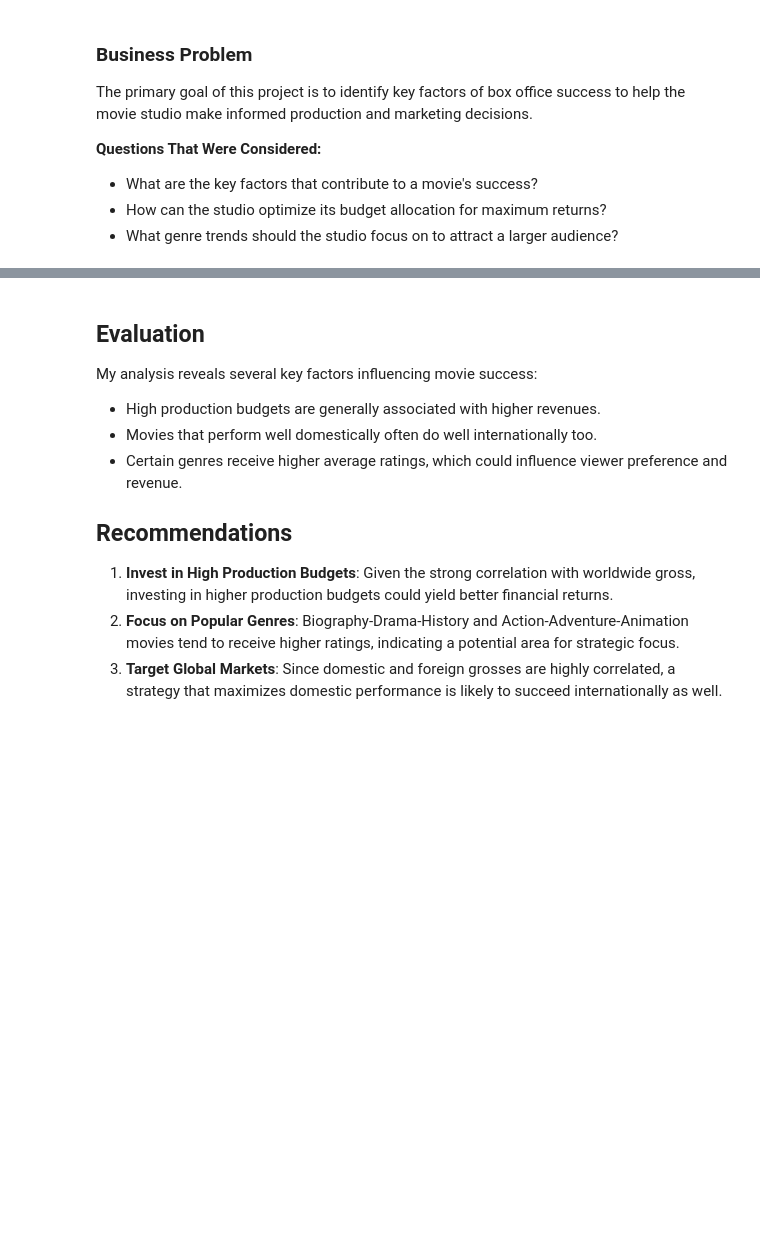
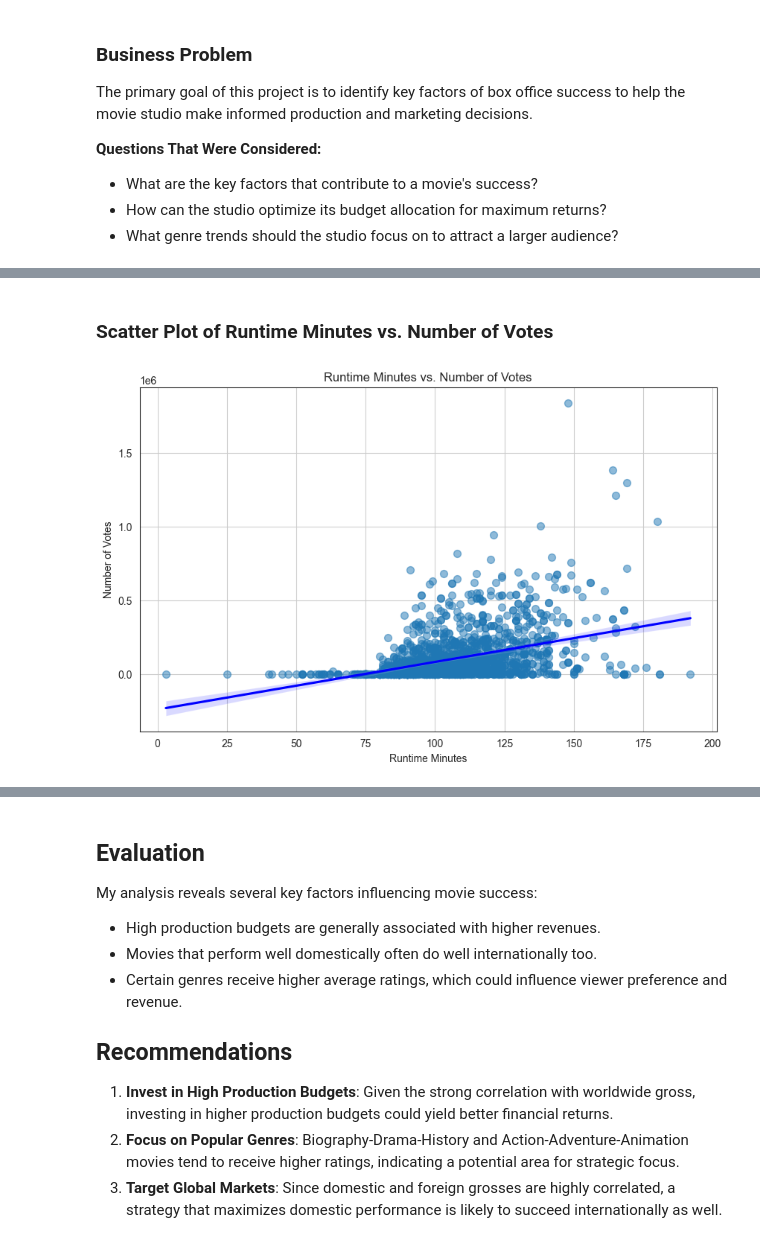
Before and after one commit to 66ultra/MBO-Analysis, a Jupyter notebook: Movie_Box_Office_Analysis.ipynb, the cells around one changed output, grey strips where cells are left out. Cells and saved outputs as stored; diff of their text form; code cells hidden in the pictures; blank space fills up the shorter version.

```diff
--- a/Movie_Box_Office_Analysis.ipynb
+++ b/Movie_Box_Office_Analysis.ipynb
@@ -115,14 +158,18 @@ viz.scatter_plot_with_trend(
+# %% [markdown]
+### **Scatter Plot of Runtime Minutes vs. Number of Votes**
 # %%
 # scatter plot: runtime minutes vs. number of votes
-viz.scatter_plot_with_trend(
+viz.scatter_plot_with_trend_3(
     data=merged_df,
     x='runtime_minutes',
     y='num_votes',
     title='Runtime Minutes vs. Number of Votes',
     xlabel='Runtime Minutes',
     ylabel='Number of Votes',
-    save_path='../images/scatter_runtime_votes.png'
+    save_path='images/scatter_runtime_votes.png'
 )
+# %% [output]
+[figure, added]
 # %%
 # bar plot: average rating by genre
 viz.bar_plot(
```
Also changed, not shown: parts of 13 cells of this notebook.
